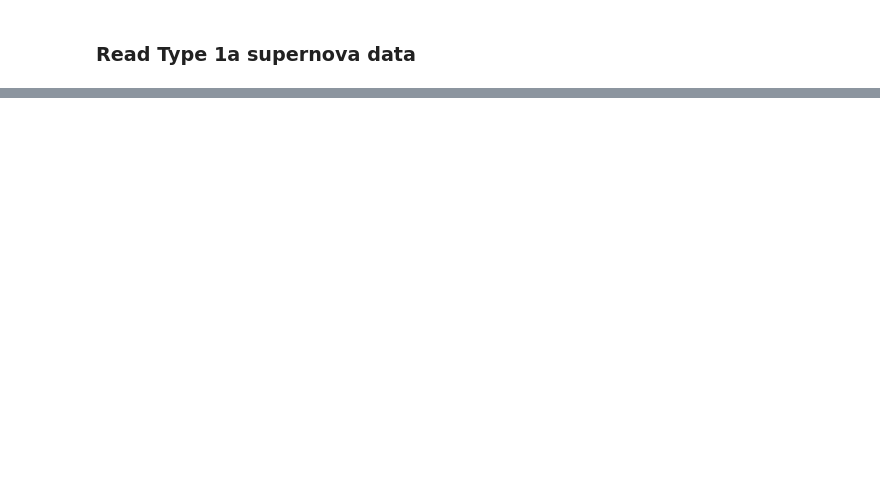
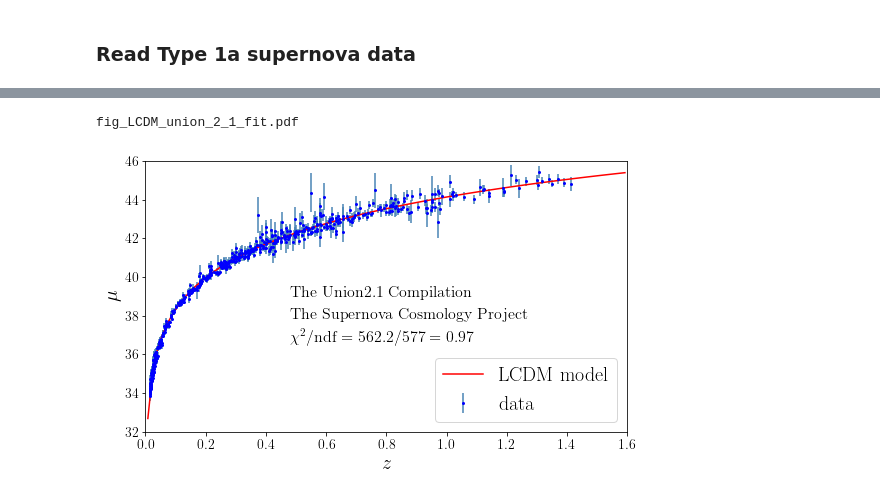
Before and after one commit to hbprosper/type1afit, a Jupyter notebook: minuit/minuit_example.ipynb, the cells around one changed output, grey strips where cells are left out. Drawn from its saved outputs; the diff is of its cells as text; code cells hidden in the pictures; blank space fills up the shorter version.

```diff
--- a/minuit/minuit_example.ipynb
+++ b/minuit/minuit_example.ipynb
@@ -428,0 +235,16 @@ setup Minuit
+# %%
+bag.name   = 'LCDM'
+
+bag.code, bag.params = compileCode(bag, PARAMS)
+
+# initialize a C array for the parameters; this is needed for
+# distanceModulus
+bag.p = array('d')
+
+print('\nInitial values of free parameters for %s model' % bag.name)
+
+for name, value, _, _ in bag.params:
+    bag.p.append(value)
+    print('%s\t%5.2f' % (name, value))
+
+guess = np.array(bag.p)
@@ -429 +282,16 @@ setup Minuit
+# %%
+def nll(pars, *args):
+    bag = args[0]
+
+    # copy from numpy array to regular array
+    for i, v in enumerate(pars): bag.p[i] = v
+
+    f = np.array([bag.code.distanceModulus(u, bag.p) for u in bag.z])
+    c = (bag.mu - f) / bag.dmu
+    c = c * c
+    return c.sum()/2
+
+# Tell Minuit that the cost function is a negative
+# log-likelihood so that the Hessian is scaled correctly.
+nll.errordef = im.Minuit.LIKELIHOOD
 # %% [markdown]
@@ -488,0 +299,8 @@ real time:      0.129 s
+# %%
+results = im.minimize(nll, guess, args=(bag,))
+
+bag.x   = results.x
+bag.cov = results.hess_inv
+
+print(bag.x)
+print(bag.cov)
@@ -642,0 +318,5 @@ Info in <TCanvas::Print>: png file ./fig_phantom_scaleFactor.png has been create
+# %%
+plot_data(bag, nll)
+# %% [output]
+fig_LCDM_union_2_1_fit.pdf
+[figure, added]
```
Also changed, not shown: parts of 38 cells of this notebook, 3 other files.
